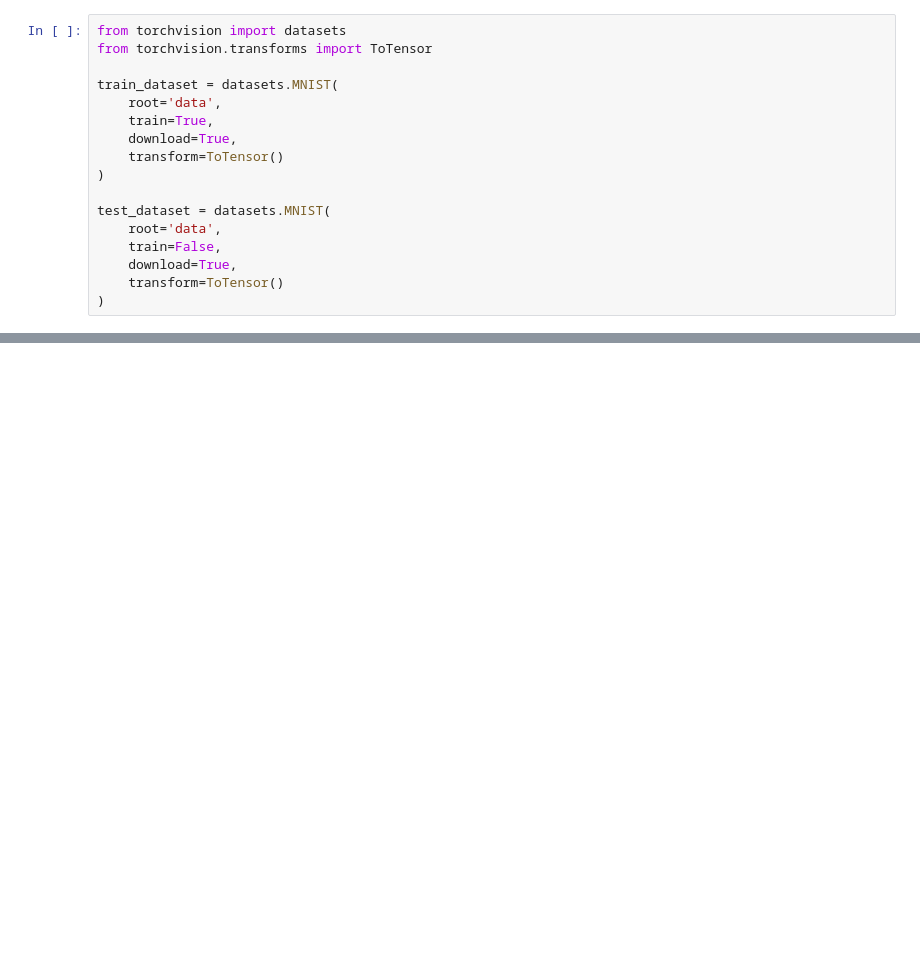
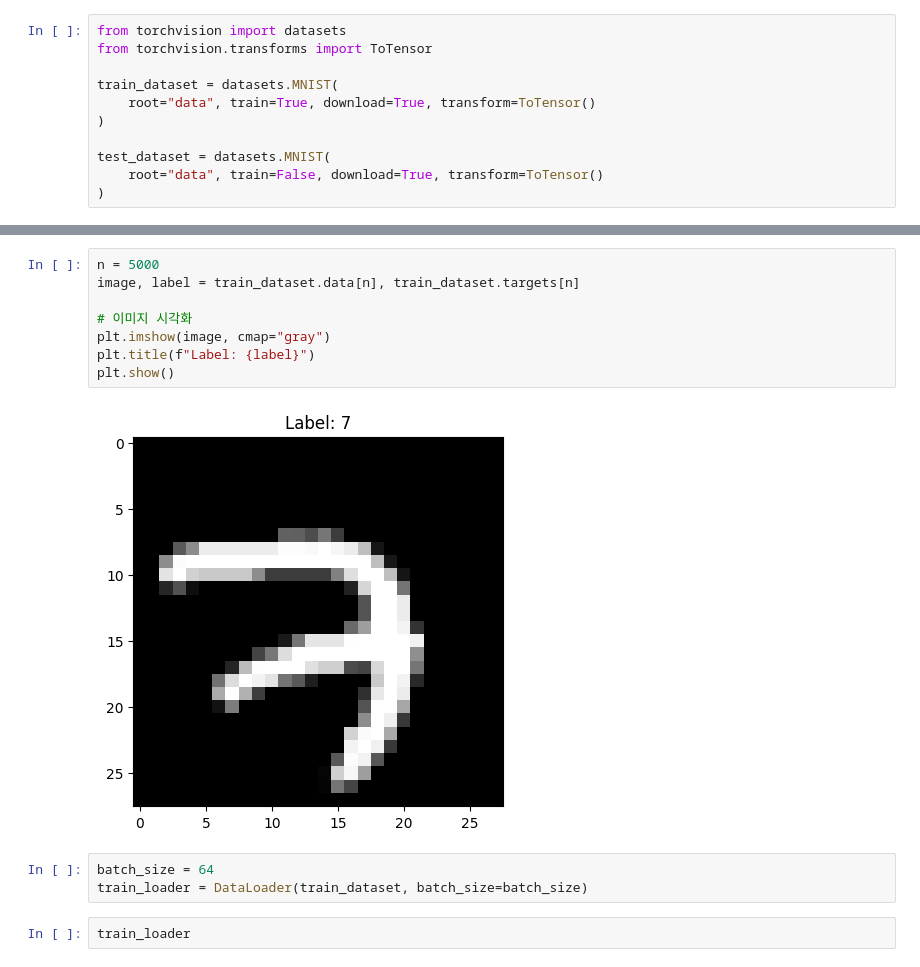
Before and after one commit to initcatcher/pytorch-10day, a Jupyter notebook: days/5_mnist.ipynb, the cells around one changed output, grey strips where cells are left out. Drawn from its saved outputs; the diff is of its cells as text; blank space fills up the shorter version.

```diff
--- a/days/5_mnist.ipynb
+++ b/days/5_mnist.ipynb
@@ -56,15 +58,9 @@ from torchvision import datasets
 from torchvision.transforms import ToTensor
 
 train_dataset = datasets.MNIST(
-    root='data',
-    train=True,
-    download=True,
-    transform=ToTensor()
+    root="data", train=True, download=True, transform=ToTensor()
 )
 
 test_dataset = datasets.MNIST(
-    root='data',
-    train=False,
-    download=True,
-    transform=ToTensor()
+    root="data", train=False, download=True, transform=ToTensor()
 )
@@ -75,0 +80,15 @@ test_dataset = datasets.MNIST(
+# %%
+n = 5000
+image, label = train_dataset.data[n], train_dataset.targets[n]
+
+# 이미지 시각화
+plt.imshow(image, cmap="gray")
+plt.title(f"Label: {label}")
+plt.show()
+# %% [output]
+[figure, added]
+# %%
+batch_size = 64
+train_loader = DataLoader(train_dataset, batch_size=batch_size)
+# %%
+train_loader
```
Also changed, not shown: parts of 17 cells of this notebook, 3 other files.
